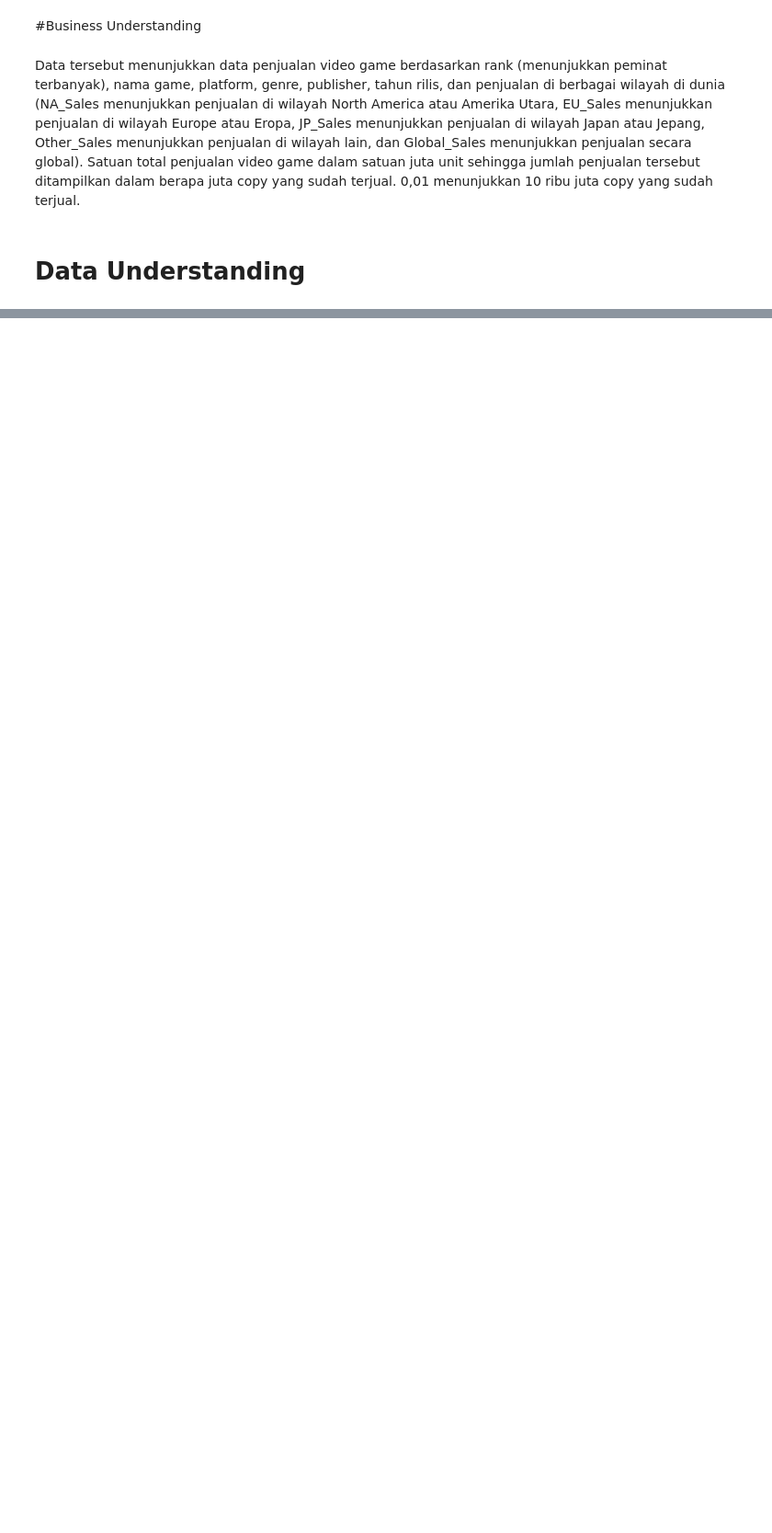
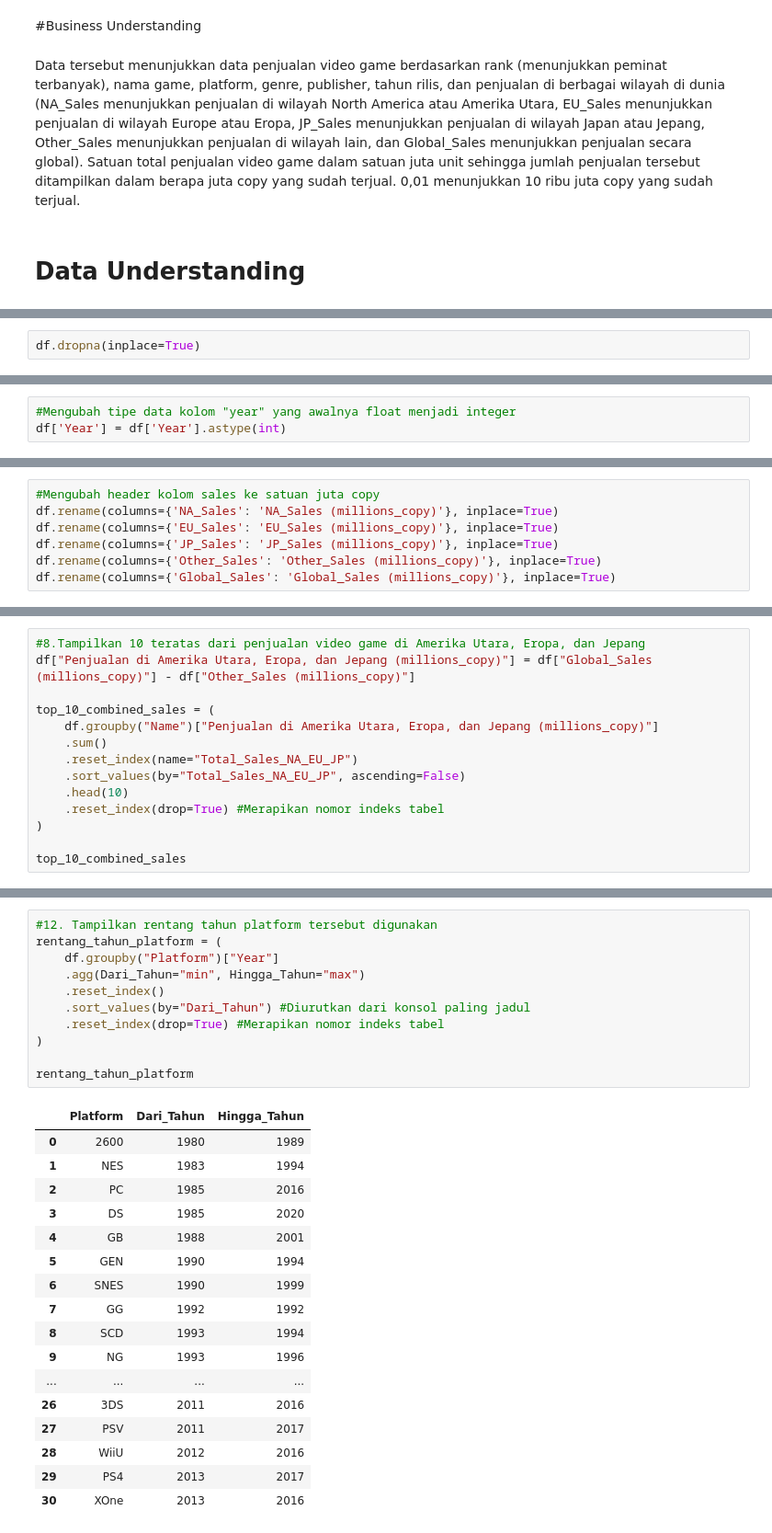
Before and after one commit to dewitrilestari/BLKPP-DIY-VS-CODE, a Jupyter notebook: Mini_Project_Kelompok_2.ipynb, the cells around one changed output, grey strips where cells are left out. Shown at 92% size. Drawn from its saved outputs; the diff is of its cells as text; blank space fills up the shorter version.

```diff
--- a/Mini_Project_Kelompok_2.ipynb
+++ b/Mini_Project_Kelompok_2.ipynb
@@ -416,0 +155,2 @@ Name: count, dtype: int64
+# %%
+df.dropna(inplace=True)
@@ -416,0 +176,3 @@ Name: count, dtype: int64
+# %%
+#Mengubah tipe data kolom "year" yang awalnya float menjadi integer
+df['Year'] = df['Year'].astype(int)
@@ -416,0 +199,7 @@ Name: count, dtype: int64
+# %%
+#Mengubah header kolom sales ke satuan juta copy
+df.rename(columns={'NA_Sales': 'NA_Sales (millions_copy)'}, inplace=True)
+df.rename(columns={'EU_Sales': 'EU_Sales (millions_copy)'}, inplace=True)
+df.rename(columns={'JP_Sales': 'JP_Sales (millions_copy)'}, inplace=True)
+df.rename(columns={'Other_Sales': 'Other_Sales (millions_copy)'}, inplace=True)
+df.rename(columns={'Global_Sales': 'Global_Sales (millions_copy)'}, inplace=True)
@@ -416,0 +409,14 @@ Name: count, dtype: int64
+# %%
+#8.Tampilkan 10 teratas dari penjualan video game di Amerika Utara, Eropa, dan Jepang
+df["Penjualan di Amerika Utara, Eropa, dan Jepang (millions_copy)"] = df["Global_Sales (millions_copy)"] - df["Other_Sales (millions_copy)"]
+
+top_10_combined_sales = (
+    df.groupby("Name")["Penjualan di Amerika Utara, Eropa, dan Jepang (millions_copy)"]
+    .sum()
+    .reset_index(name="Total_Sales_NA_EU_JP")
+    .sort_values(by="Total_Sales_NA_EU_JP", ascending=False)
+    .head(10)
+    .reset_index(drop=True) #Merapikan nomor indeks tabel
+)
+
+top_10_combined_sales
@@ -416,0 +529,29 @@ Name: count, dtype: int64
+# %%
+#12. Tampilkan rentang tahun platform tersebut digunakan
+rentang_tahun_platform = (
+    df.groupby("Platform")["Year"]
+    .agg(Dari_Tahun="min", Hingga_Tahun="max")
+    .reset_index()
+    .sort_values(by="Dari_Tahun") #Diurutkan dari konsol paling jadul
+    .reset_index(drop=True) #Merapikan nomor indeks tabel
+)
+
+rentang_tahun_platform
+# %% [output]
+|  | Platform | Dari_Tahun | Hingga_Tahun |
+| 0 | 2600 | 1980 | 1989 |
+| 1 | NES | 1983 | 1994 |
+| 2 | PC | 1985 | 2016 |
+| 3 | DS | 1985 | 2020 |
+| 4 | GB | 1988 | 2001 |
+| 5 | GEN | 1990 | 1994 |
+| 6 | SNES | 1990 | 1999 |
+| 7 | GG | 1992 | 1992 |
+| 8 | SCD | 1993 | 1994 |
+| 9 | NG | 1993 | 1996 |
+| ... | ... | ... | ... |
+| 26 | 3DS | 2011 | 2016 |
+| 27 | PSV | 2011 | 2017 |
+| 28 | WiiU | 2012 | 2016 |
+| 29 | PS4 | 2013 | 2017 |
+| 30 | XOne | 2013 | 2016 |
```
Also changed, not shown: parts of 72 cells of this notebook.
